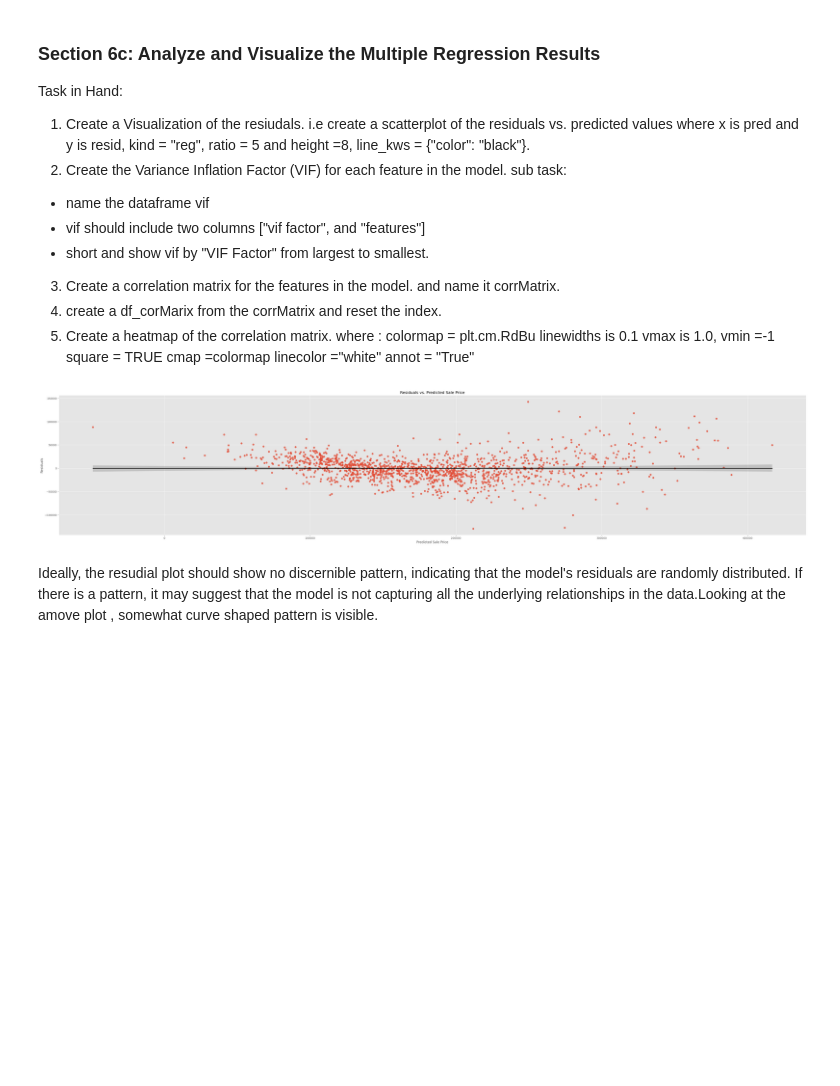
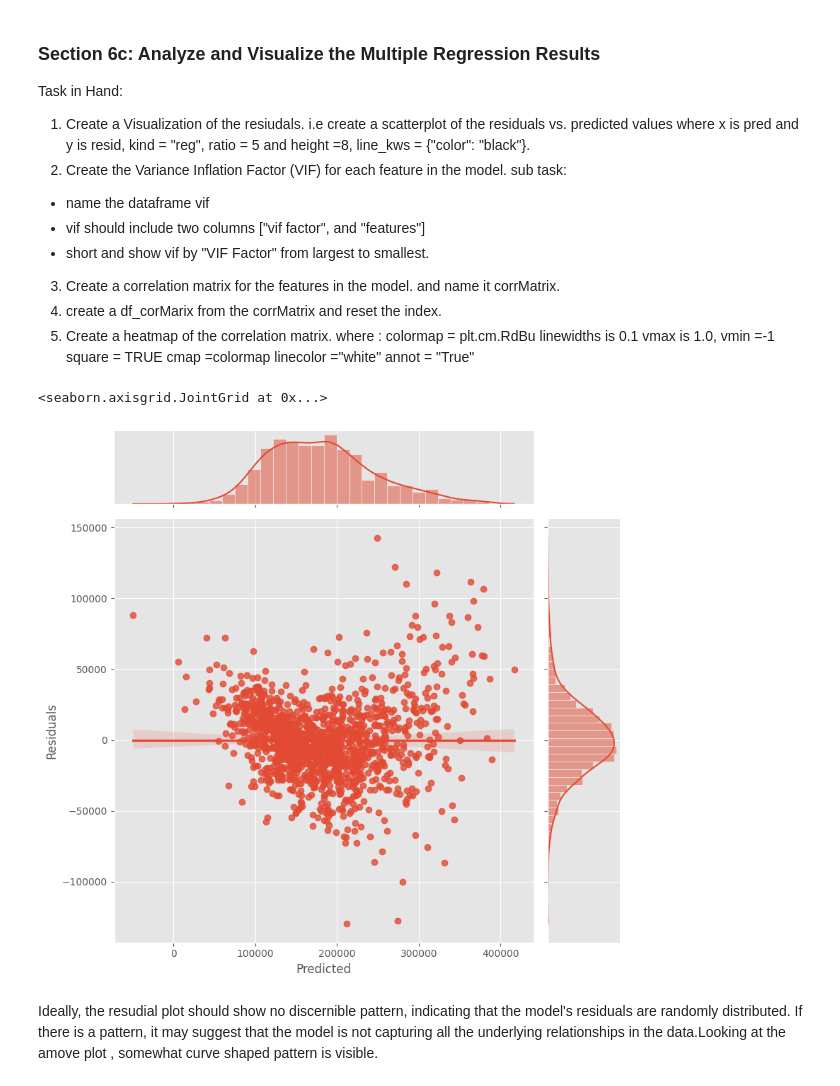
Before and after one commit to IKSHRESTHA/Data-Understanding-Assignment-MTSU, a Jupyter notebook: HW04/HW04_ShresthaK.ipynb, the cells around one changed output. Saved outputs shown, nothing was run; the diff lists cells and outputs as text; code cells hidden in the pictures; blank space fills up the shorter version.

```diff
--- a/HW04/hw.ipynb
+++ b/HW04/HW04_ShresthaK.ipynb
@@ -301,7 +301,7 @@ and 'Baths per Bedroom'
 o The y dataset is ‘Sale Price’
 # %%
 x1= df_realestate['Total Rooms Above Grade']
-x1. sm.add_constant(x1)
+x1= sm.add_constant(x1)
 y= df_realestate['Sale Price']
 
 model1 = sm.OLS(y, x1).fit()
@@ -434,17 +414,16 @@ square = TRUE
 cmap =colormap
 linecolor ="white"
 annot = "True"
-# %%
-# 1. Visualization of the residuals
-
-residuals_df = pd.DataFrame({'Predicted': pred, 'Residuals': resid})
-sns.lmplot(x='Predicted', y='Residuals', data=residuals_df, height=8, aspect=5, line_kws={"color": "black"})
-plt.xlabel("Predicted Sale Price")
-plt.ylabel("Residuals")
-plt.title("Residuals vs. Predicted Sale Price")
-plt.show()
-# %% [output]
-[figure, removed]
+# %%
+# Create a jointplot for 'Sale Price Predicted' vs. 'Residuals'
+
+
+residuals_df = pd.DataFrame({'Predicted': pred, 'Residuals': resid})
+
+sns.jointplot(x='Predicted', y='Residuals', data=residuals_df, kind='reg', ratio=5, height=8)
+# %% [output]
+<seaborn.axisgrid.JointGrid at 0x...>
+[figure, added]
 # %% [markdown]
 Ideally, the resudial plot should show no discernible pattern, indicating that the model's residuals are randomly distributed. If there is a pattern, it may suggest that the model is not capturing all the underlying relationships in the data.Looking at the amove plot , somewhat curve shaped pattern is visible.
 # %%
```
Also changed, not shown: parts of 4 cells of this notebook.
